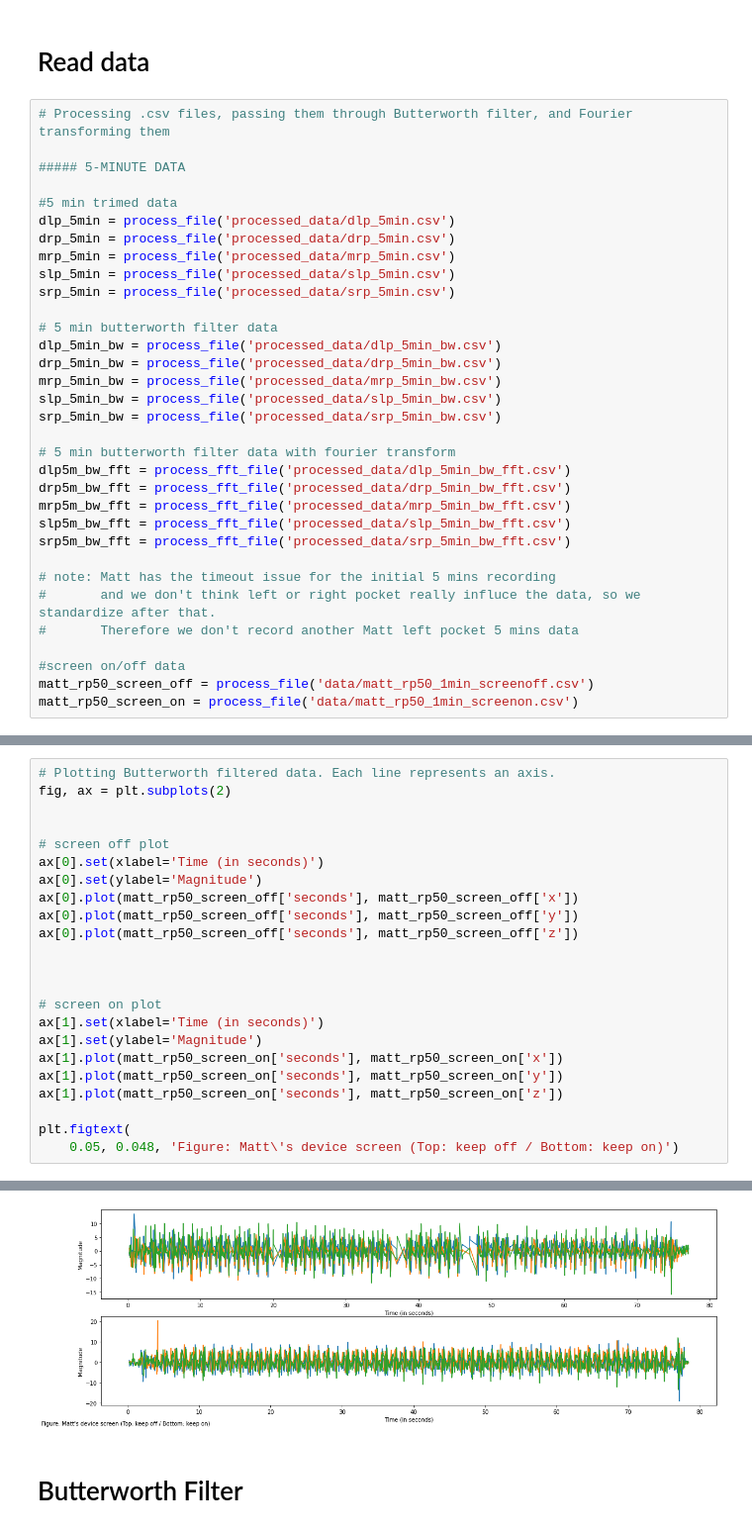
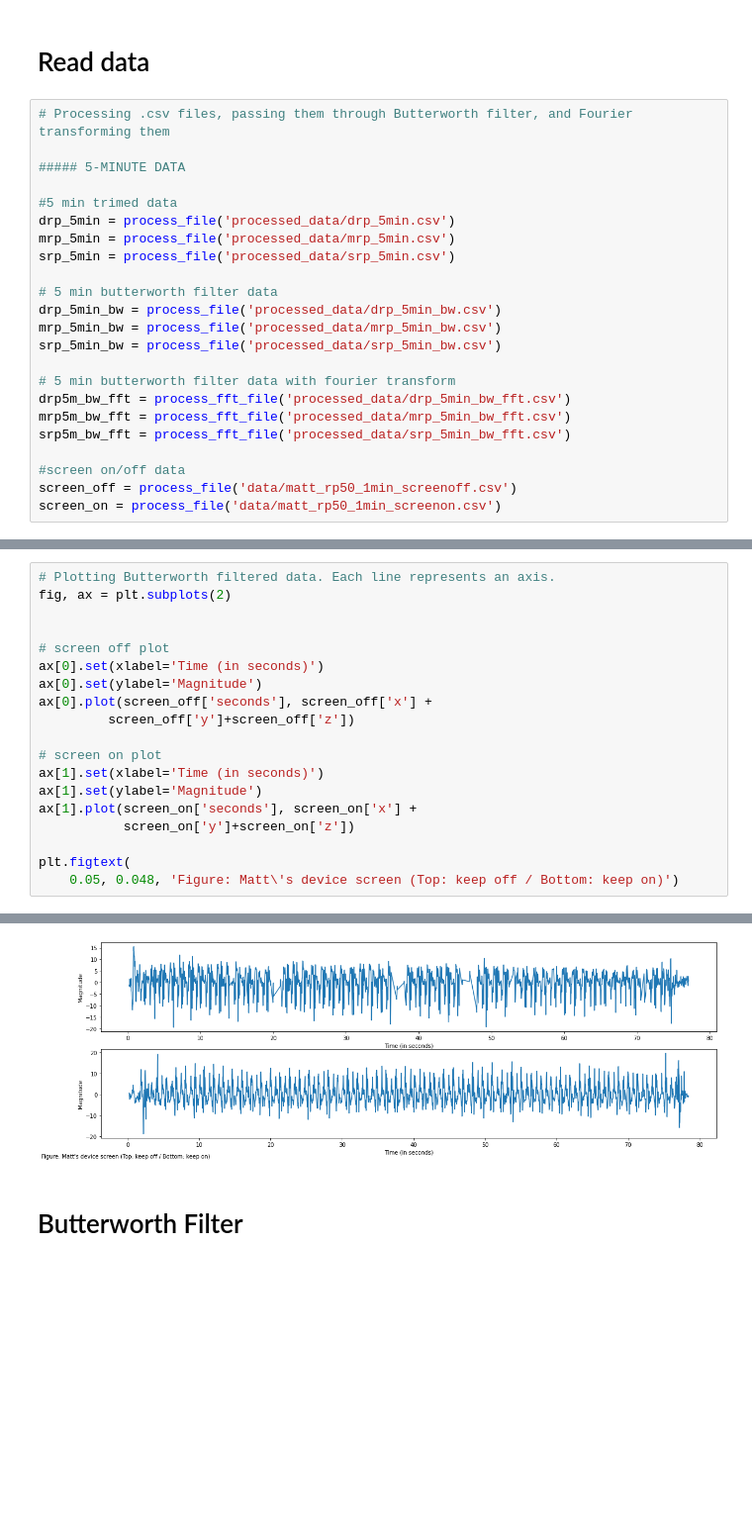
Before and after one commit to asd881018/Sensors-Noise-and-Walking-Human-Activity-Analysis, a Jupyter notebook: src.ipynb, the cells around one changed output, grey strips where cells are left out. Shown: that part at 99% size. Drawn from its saved outputs; the diff is of its cells as text; blank space fills up the shorter version.

```diff
--- a/src.ipynb
+++ b/src.ipynb
@@ -78,31 +78,21 @@ def to_row(input, name):
 ##### 5-MINUTE DATA
 
 #5 min trimed data
-dlp_5min = process_file('processed_data/dlp_5min.csv')
 drp_5min = process_file('processed_data/drp_5min.csv')
 mrp_5min = process_file('processed_data/mrp_5min.csv')
-slp_5min = process_file('processed_data/slp_5min.csv')
 srp_5min = process_file('processed_data/srp_5min.csv')
 
 # 5 min butterworth filter data
-dlp_5min_bw = process_file('processed_data/dlp_5min_bw.csv')
 drp_5min_bw = process_file('processed_data/drp_5min_bw.csv')
 mrp_5min_bw = process_file('processed_data/mrp_5min_bw.csv')
-slp_5min_bw = process_file('processed_data/slp_5min_bw.csv')
 srp_5min_bw = process_file('processed_data/srp_5min_bw.csv')
 
 # 5 min butterworth filter data with fourier transform
-dlp5m_bw_fft = process_fft_file('processed_data/dlp_5min_bw_fft.csv')
 drp5m_bw_fft = process_fft_file('processed_data/drp_5min_bw_fft.csv')
 mrp5m_bw_fft = process_fft_file('processed_data/mrp_5min_bw_fft.csv')
-slp5m_bw_fft = process_fft_file('processed_data/slp_5min_bw_fft.csv')
 srp5m_bw_fft = process_fft_file('processed_data/srp_5min_bw_fft.csv')
 
-# note: Matt has the timeout issue for the initial 5 mins recording
-#       and we don't think left or right pocket really influce the data, so we standardize after that.
-#       Therefore we don't record another Matt left pocket 5 mins data
-
 #screen on/off data
-matt_rp50_screen_off = process_file('data/matt_rp50_1min_screenoff.csv')
-matt_rp50_screen_on = process_file('data/matt_rp50_1min_screenon.csv')
+screen_off = process_file('data/matt_rp50_1min_screenoff.csv')
+screen_on = process_file('data/matt_rp50_1min_screenon.csv')
 # %% [markdown]
@@ -110,29 +106,25 @@ matt_rp50_screen_on = process_file('data/matt_rp50_1min_screenon.csv')
 # %%
 # Plotting Butterworth filtered data. Each line represents an axis.
 fig, ax = plt.subplots(2)
 
 
 # screen off plot
 ax[0].set(xlabel='Time (in seconds)')
 ax[0].set(ylabel='Magnitude')
-ax[0].plot(matt_rp50_screen_off['seconds'], matt_rp50_screen_off['x'])
-ax[0].plot(matt_rp50_screen_off['seconds'], matt_rp50_screen_off['y'])
-ax[0].plot(matt_rp50_screen_off['seconds'], matt_rp50_screen_off['z'])
-
-
+ax[0].plot(screen_off['seconds'], screen_off['x'] +
+         screen_off['y']+screen_off['z'])
 
 # screen on plot
 ax[1].set(xlabel='Time (in seconds)')
 ax[1].set(ylabel='Magnitude')
-ax[1].plot(matt_rp50_screen_on['seconds'], matt_rp50_screen_on['x'])
-ax[1].plot(matt_rp50_screen_on['seconds'], matt_rp50_screen_on['y'])
-ax[1].plot(matt_rp50_screen_on['seconds'], matt_rp50_screen_on['z'])
+ax[1].plot(screen_on['seconds'], screen_on['x'] +
+           screen_on['y']+screen_on['z'])
 
 plt.figtext(
     0.05, 0.048, 'Figure: Matt\'s device screen (Top: keep off / Bottom: keep on)')
 # %% [output]
 Text(0.05, 0.048, "Figure: Matt's device screen (Top: keep off / Bottom: keep on)")
-[figure, old version]
+[figure, new version]
 # %% [markdown]
 # Butterworth Filter
 # %%
```
Also changed, not shown: parts of 11 cells of this notebook.
